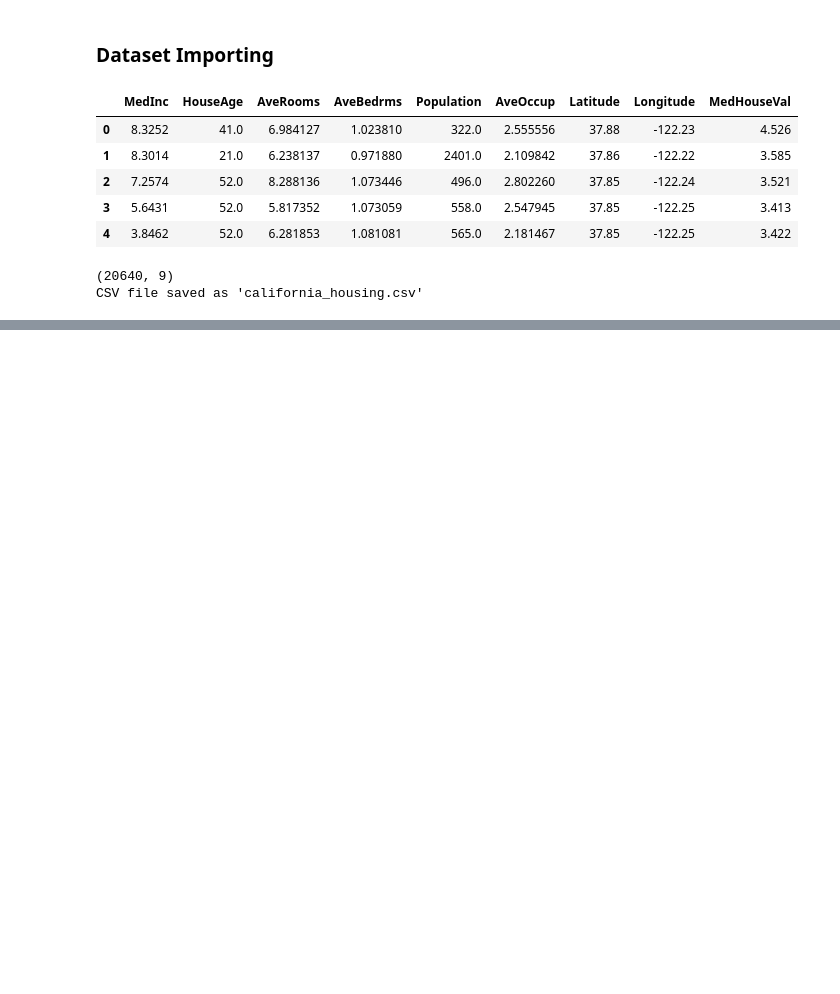
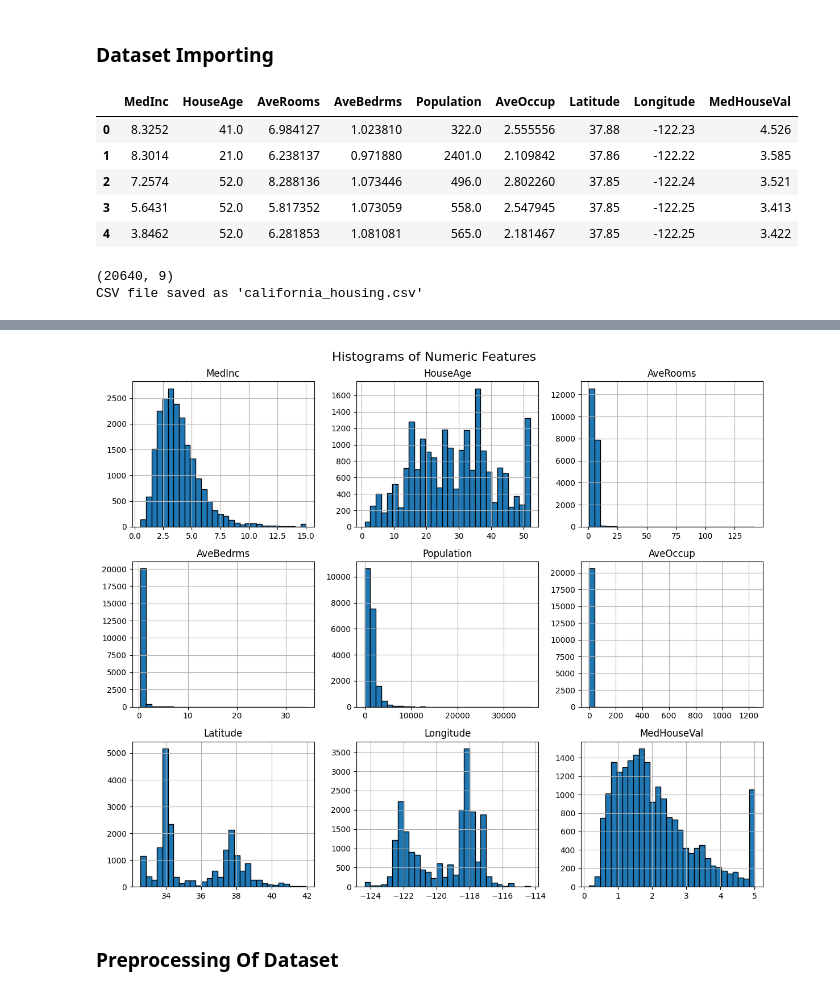
Before and after one commit to Rajveermathur/MLOps-Assignment-BITS, a Jupyter notebook: dataset.ipynb, the cells around one changed output, grey strips where cells are left out. Cells and saved outputs as stored; diff of their text form; code cells hidden in the pictures; blank space fills up the shorter version.

Commit message:
Added Processed Dataset

```diff
--- a/dataset.ipynb
+++ b/dataset.ipynb
@@ -31,0 +153,11 @@ CSV file saved as 'california_housing.csv'
+# %%
+# --- HISTOGRAM of All Numeric Columns (Optional) ---
+numeric_cols = df.select_dtypes(include=['number']).columns
+df[numeric_cols].hist(figsize=(12, 10), bins=30, edgecolor='black')
+plt.suptitle("Histograms of Numeric Features", fontsize=16)
+plt.tight_layout()
+plt.show()
+# %% [output]
+[figure, added]
+# %% [markdown]
+### Preprocessing Of Dataset
```
Also changed, not shown: parts of 15 cells of this notebook.
